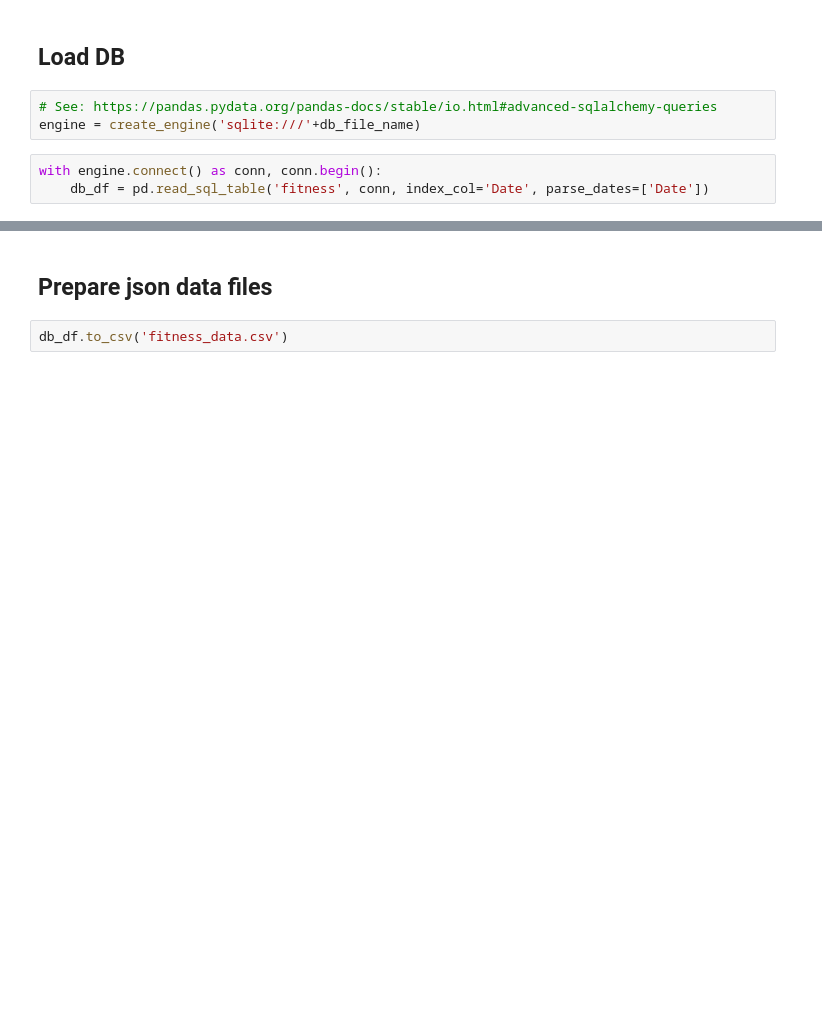
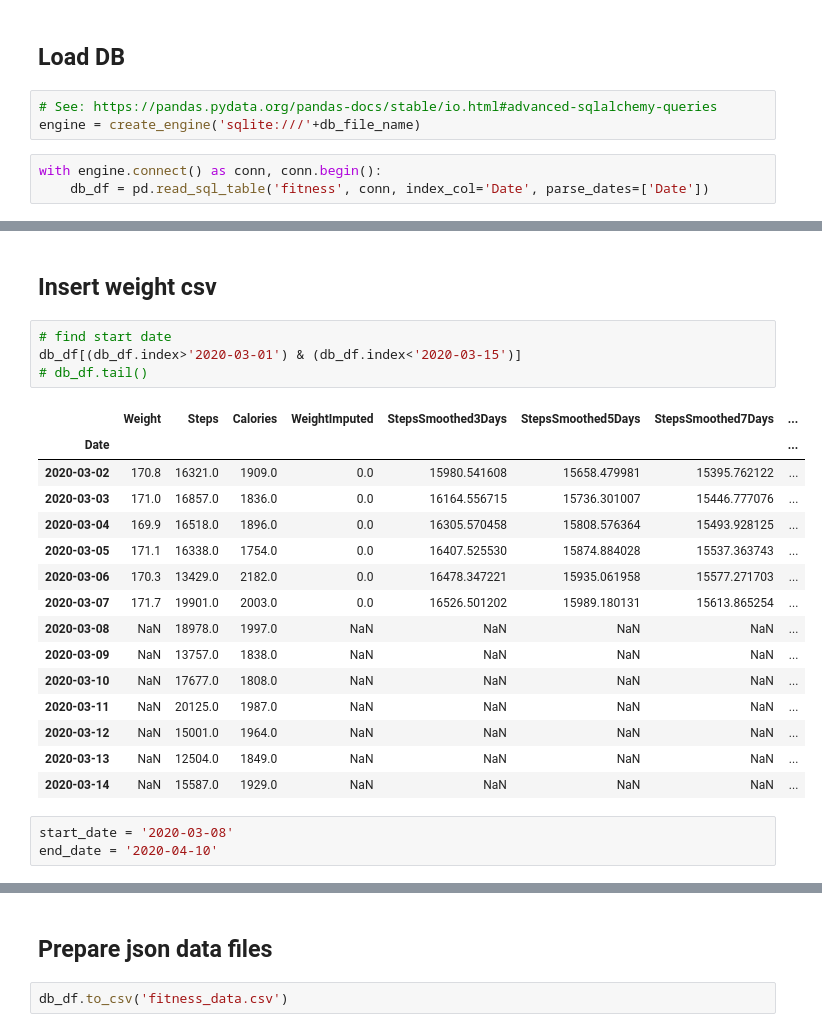
Before and after one commit to jamieinfinity/worldline-wgt, a Jupyter notebook: scratchpad/gathering_data/gather_data.ipynb, the cells around one changed output, grey strips where cells are left out. Saved outputs shown, nothing was run; the diff lists cells and outputs as text; blank space fills up the shorter version.

```diff
--- a/scratchpad/gathering_data/gather_data.ipynb
+++ b/scratchpad/gathering_data/gather_data.ipynb
@@ -62,0 +72,25 @@ db_df.tail(5)
+# %% [markdown]
+## Insert weight csv
+# %%
+# find start date
+db_df[(db_df.index>'2020-03-01') & (db_df.index<'2020-03-15')]
+# db_df.tail()
+# %% [output]
+|  | Weight | Steps | Calories | WeightImputed | StepsSmoothed3Days | StepsSmoothed5Days | StepsSmoothed7Days | ... |
+| Date |  |  |  |  |  |  |  | ... |
+| 2020-03-02 | 170.8 | 16321.0 | 1909.0 | 0.0 | 15980.541608 | 15658.479981 | 15395.762122 | ... |
+| 2020-03-03 | 171.0 | 16857.0 | 1836.0 | 0.0 | 16164.556715 | 15736.301007 | 15446.777076 | ... |
+| 2020-03-04 | 169.9 | 16518.0 | 1896.0 | 0.0 | 16305.570458 | 15808.576364 | 15493.928125 | ... |
+| 2020-03-05 | 171.1 | 16338.0 | 1754.0 | 0.0 | 16407.525530 | 15874.884028 | 15537.363743 | ... |
+| 2020-03-06 | 170.3 | 13429.0 | 2182.0 | 0.0 | 16478.347221 | 15935.061958 | 15577.271703 | ... |
+| 2020-03-07 | 171.7 | 19901.0 | 2003.0 | 0.0 | 16526.501202 | 15989.180131 | 15613.865254 | ... |
+| 2020-03-08 | NaN | 18978.0 | 1997.0 | NaN | NaN | NaN | NaN | ... |
+| 2020-03-09 | NaN | 13757.0 | 1838.0 | NaN | NaN | NaN | NaN | ... |
+| 2020-03-10 | NaN | 17677.0 | 1808.0 | NaN | NaN | NaN | NaN | ... |
+| 2020-03-11 | NaN | 20125.0 | 1987.0 | NaN | NaN | NaN | NaN | ... |
+| 2020-03-12 | NaN | 15001.0 | 1964.0 | NaN | NaN | NaN | NaN | ... |
+| 2020-03-13 | NaN | 12504.0 | 1849.0 | NaN | NaN | NaN | NaN | ... |
+| 2020-03-14 | NaN | 15587.0 | 1929.0 | NaN | NaN | NaN | NaN | ... |
+# %%
+start_date = '2020-03-08'
+end_date = '2020-04-10'
```
Also changed, not shown: parts of 45 cells of this notebook.
